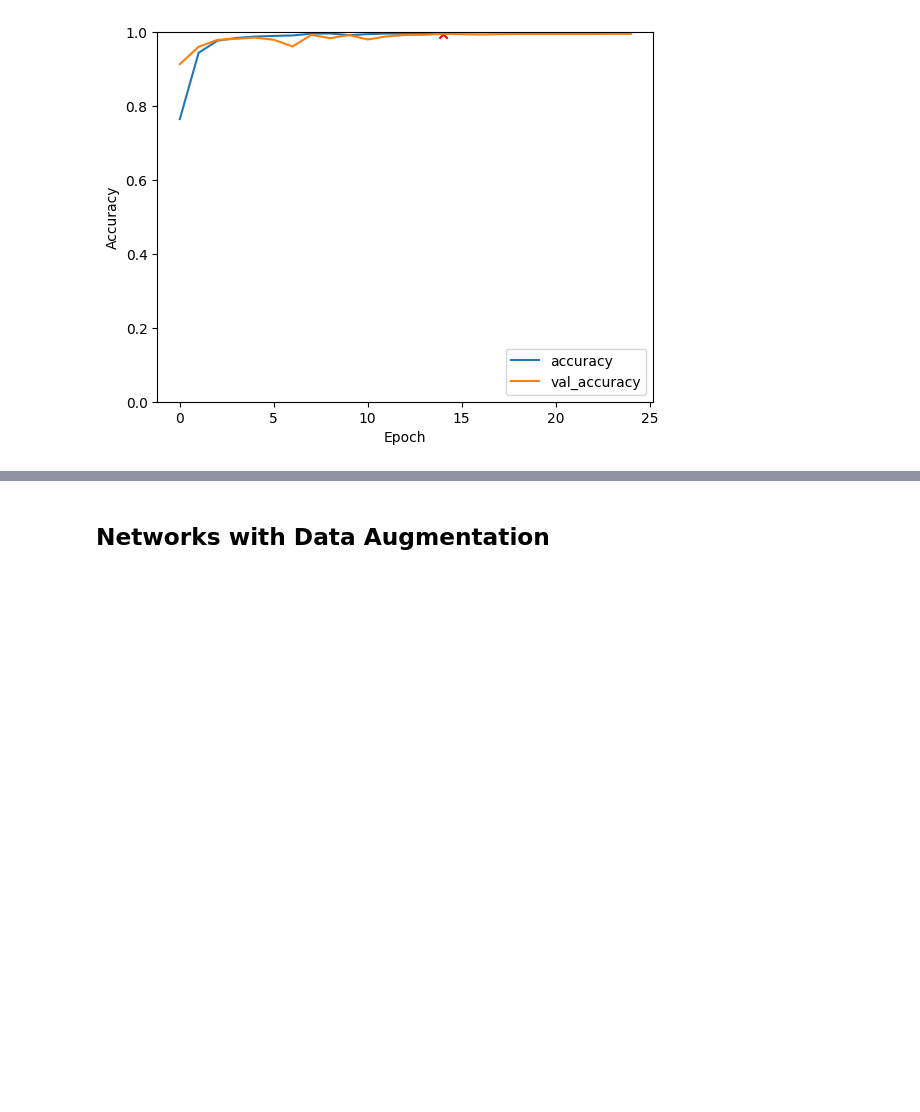
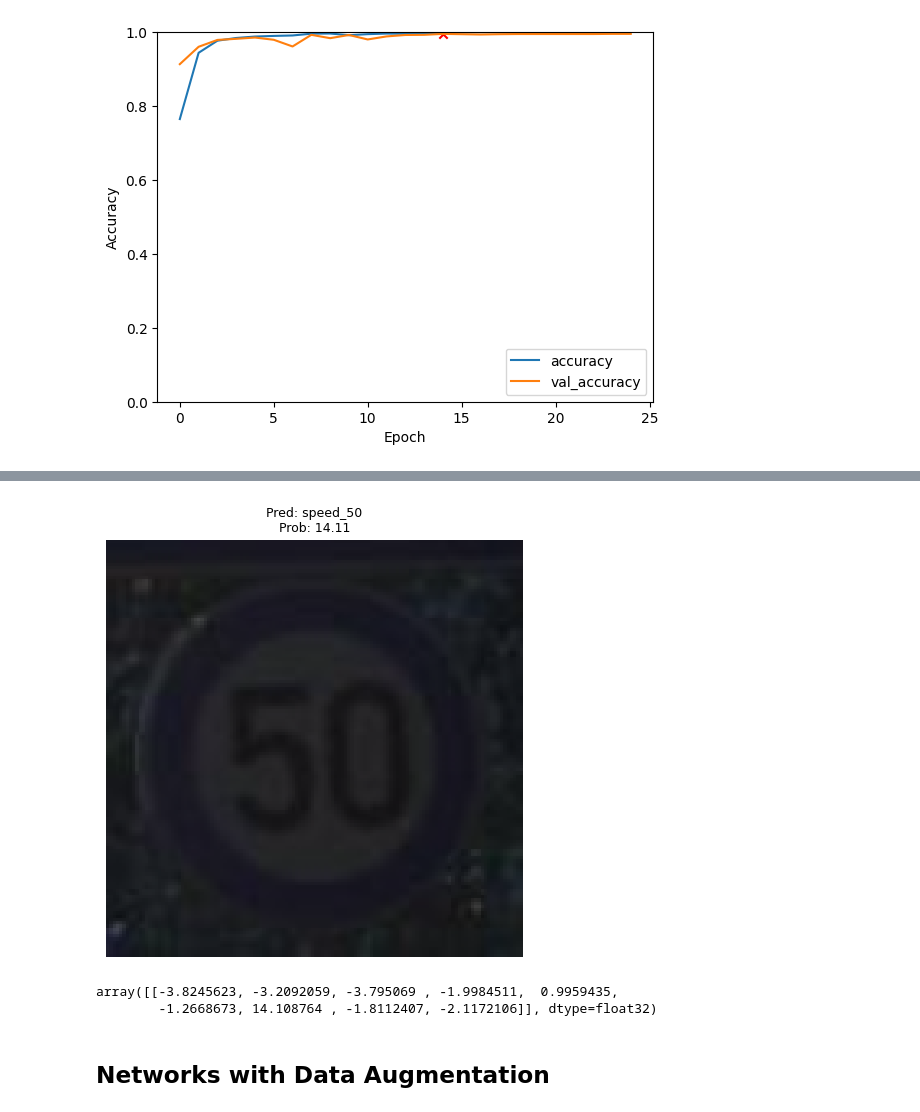
Before and after one commit to dominik-buecher/Computer-Robot_Vision, a Jupyter notebook: Aaron/train_networks.ipynb, the cells around one changed output, grey strips where cells are left out. Cells and saved outputs as stored; diff of their text form; code cells hidden in the pictures; blank space fills up the shorter version.

```diff
--- a/Aaron/train_networks.ipynb
+++ b/Aaron/train_networks.ipynb
@@ -743,0 +760,25 @@ plot_misclassified_images_with_filenames(model, 100)
+# %%
+image_path = r'C:\Users\aaron\Desktop\Programmierung\Master\Machine Vision\Computer-Robot_Vision_repo\datasets\sign_classification\test\speed_50\00000_00027.jpg'
+
+# Load the image
+image = cv2.imread(image_path)
+image = cv2.resize(image, (128, 128))
+# Add batch dimension to match the expected input shape (1, 128, 128, 3)
+input_data = np.expand_dims(image, axis=0)
+
+start_time = time.time()
+pred_probs = own_model_mobileNet.predict(input_data)
+end_time = time.time()
+print(f"required time: {end_time-start_time}")
+
+pred_label = np.argmax(pred_probs)
+
+# Plotten der falsch klassifizierten Bilder
+
+plt.imshow(image)
+plt.title(f"Pred: {class_names[pred_label]}\nProb: {np.max(pred_probs):.2f}", fontsize=9)
+plt.axis("off")
+
+plt.tight_layout()
+plt.show()
+# %% [output]
@@ -744,3 +787,9 @@ plot_misclassified_images_with_filenames(model, 100)
+[figure, added]
+# %%
+batch_preds
+# %% [output]
+array([[-3.8245623, -3.2092059, -3.795069 , -1.9984511,  0.9959435,
+        -1.2668673, 14.108764 , -1.8112407, -2.1172106]], dtype=float32)
 # %% [markdown]
 ## Networks with Data Augmentation
 # %% [markdown]
```
Also changed, not shown: parts of 5 cells of this notebook.
